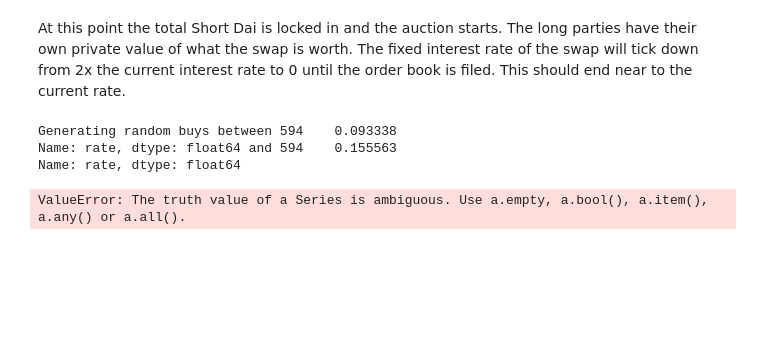
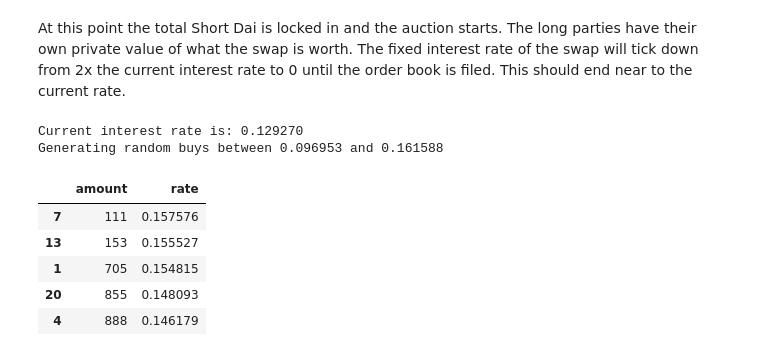
Before and after one commit to NeapolitanSwaps/SwapModelSimulations, a Jupyter notebook: Dutch Auction.ipynb, the cells around one changed output. Drawn from its saved outputs; the diff is of its cells as text; code cells hidden in the pictures; blank space fills up the shorter version.

```diff
--- a/Dutch Auction.ipynb
+++ b/Dutch Auction.ipynb
@@ -101,19 +101,34 @@ iplot(go.Figure(data=[go.Scatter(
 At this point the total Short Dai is locked in and the auction starts. The long parties have their own private value of what the swap is worth. The fixed interest rate of the swap will tick down from 2x the current interest rate to 0 until the order book is filed. This should end near to the current rate.
 # %%
 currentIntrestRate = interestOverTime.tail(1)['rate']
+print("Current interest rate is: %f" % (currentIntrestRate))
 lowerBound = currentIntrestRate * 0.75
 upperBound = currentIntrestRate * 1.25
+print("Generating random buys between %f and %f" % (lowerBound, upperBound))
 
-print("Generating random buys between %s and %s\n" % (lowerBound, upperBound))
-
-buyersValue = []
-
-
-
-for i in range(0,30):
-    buyersValue.append(random.randint(lowerBound, upperBound))
+numberOfLongOrders = 30
+longBids = []
+longBidsSum = []
+for i in range(0,numberOfLongOrders):
+    longBids.append({"rate": float(random.uniform(upperBound,lowerBound)), "amount": random.randint(1,1000)})
+    if i > 0:
+        longBidsSum.append(longBidsSum[i - 1] + longBids[i]['amount'])
+    if i == 0:
+        longBidsSum.append(longBids[i]['amount'])
 # %% [output]
-Generating random buys between 594    0.093338
-Name: rate, dtype: float64 and 594    0.155563
-Name: rate, dtype: float64
+Current interest rate is: 0.129270
+Generating random buys between 0.096953 and 0.161588
-ValueError: The truth value of a Series is ambiguous. Use a.empty, a.bool(), a.item(), a.any() or a.all().
+# %%
+longBids = pd.DataFrame.from_dict(longBids)
+longBids = longBids.sort_values(by=['rate','amount'], ascending=False)
+
+
+totalPoolLong = longBids['amount'].sum()
+longBids.head(5)
+# %% [output]
+|  | amount | rate |
+| 7 | 111 | 0.157576 |
+| 13 | 153 | 0.155527 |
+| 1 | 705 | 0.154815 |
+| 20 | 855 | 0.148093 |
+| 4 | 888 | 0.146179 |
```
Also changed, not shown: parts of 11 cells of this notebook, 1 other file.
